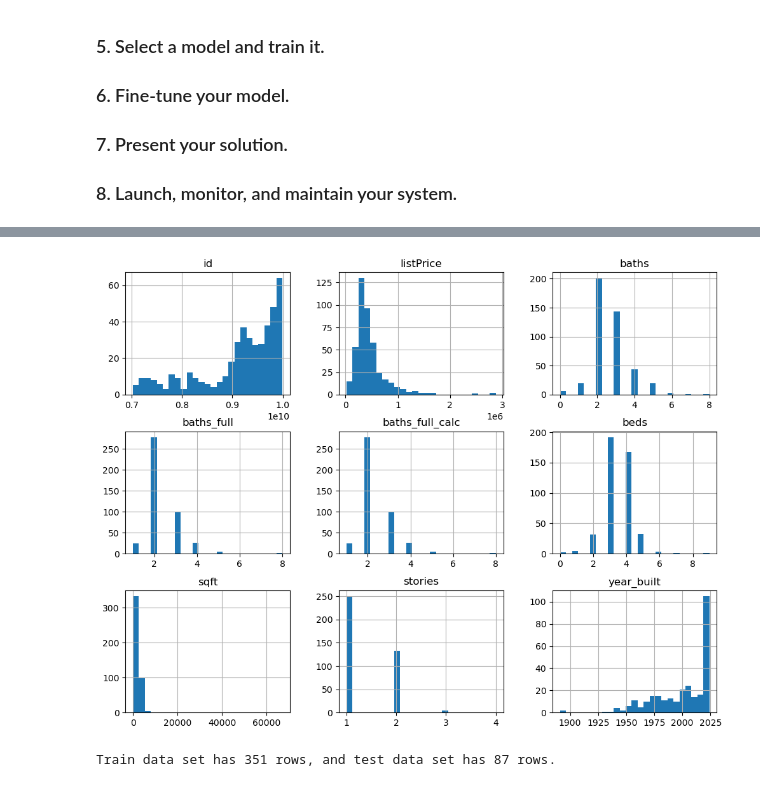
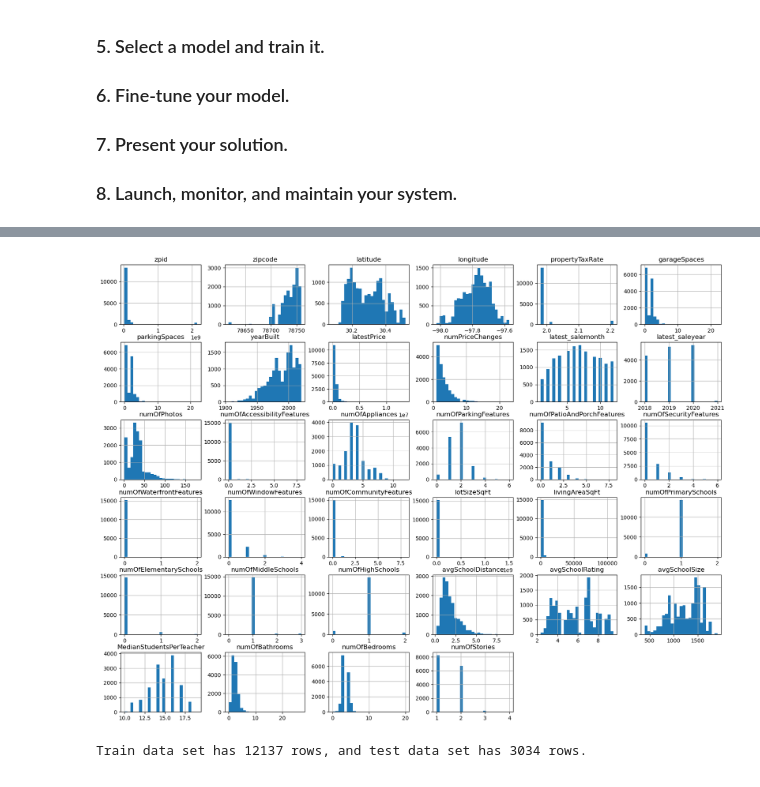
Before and after one commit to ojw92/HandsonML, a Jupyter notebook: ch2.ipynb, the cells around one changed output, grey strips where cells are left out. Drawn from its saved outputs; the diff is of its cells as text; code cells hidden in the pictures.

Commit message:
Data visualization (partially complete)

```diff
--- a/ch2.ipynb
+++ b/ch2.ipynb
@@ -41,14 +41,24 @@ import timeit
 # Download the dataset
 
 # Define project paths
-PROJECT_DIR = Path(r"C:\Users\ohjin\OneDrive\문서\Python\HandsonML")
-DATASET_NAME = "kanchana1990/texas-real-estate-trends-2024-500-listings"
+PROJECT_DIR = Path(r"C:\Users\ohjin\OneDrive\문서\GitHub\HandsonML")
+DATASET_NAME = "ericpierce/austinhousingprices"
 
 # Change to project directory
 os.makedirs(PROJECT_DIR, exist_ok=True)
 os.chdir(PROJECT_DIR)
 
 def fetch_and_extract_housing_data(project_dir=PROJECT_DIR, dataset_name=DATASET_NAME):
+    """
+    Downloads dataset from Kaggle using API
+    """
+    # Check if file already exists from previous download
+    csv_files = list(project_dir.glob("*.csv"))
+    if any(f.name == "austinHousingData.csv" for f in csv_files):
+        print(f"Dataset already exists: {[csv.name for csv in csv_files]}")
+        print("Skipping download and extraction.")
+        return csv_files[0]
+
     # Download dataset from Kaggle
     print("Downloading dataset from Kaggle...")
     kaggle.api.dataset_download_files(dataset_name, path=project_dir, unzip=False)
@@ -108,6 +131,6 @@ df.head()
 # %%
 # Drop NA values
-df = df.dropna(subset=["sqft"])
+df = df.dropna(subset=["livingAreaSqFt"])
 # %%
 df.info()
 # %% [output]
@@ -154,12 +187,17 @@ df.describe()
 # %%
 # Histogram
-df.hist(bins=25, figsize=(12,9))
+df.hist(bins=25, figsize=(20,15))
 plt.show()
 # %% [output]
-[figure, old version]
+[figure, new version]
 # %%
 # Train test split
 def split_train_test(data, test_ratio):
+    """
+    Creates the training and test set by
+    splitting the given data set according
+    to a predefined ratio.
+    """
     np.random.seed(25)
     ind = np.random.permutation(len(data))
     test_size = int(len(data) * test_ratio)
@@ -170,7 +208,7 @@ def split_train_test(data, test_ratio):
 train_df, test_df = split_train_test(df, 0.2)
 print(f"Train data set has {len(train_df)} rows, and test data set has {len(test_df)} rows.")
 # %% [output]
-Train data set has 351 rows, and test data set has 87 rows.
+Train data set has 12137 rows, and test data set has 3034 rows.
 # %%
 # Benchmarking data set split times
 def custom_split():
```
Also changed, not shown: parts of 21 cells of this notebook.
